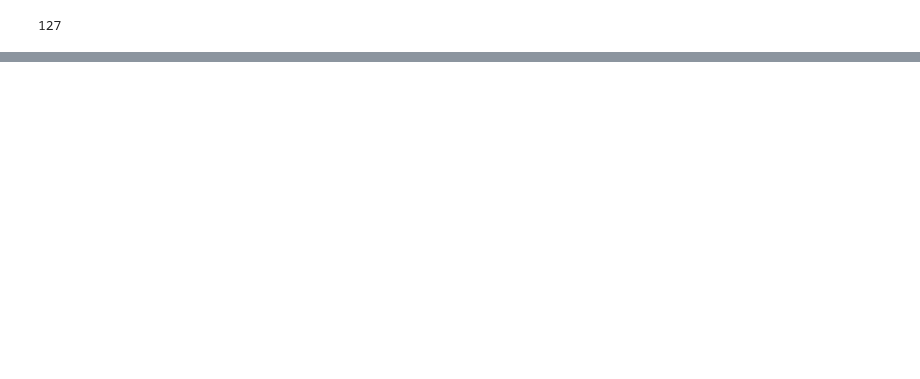
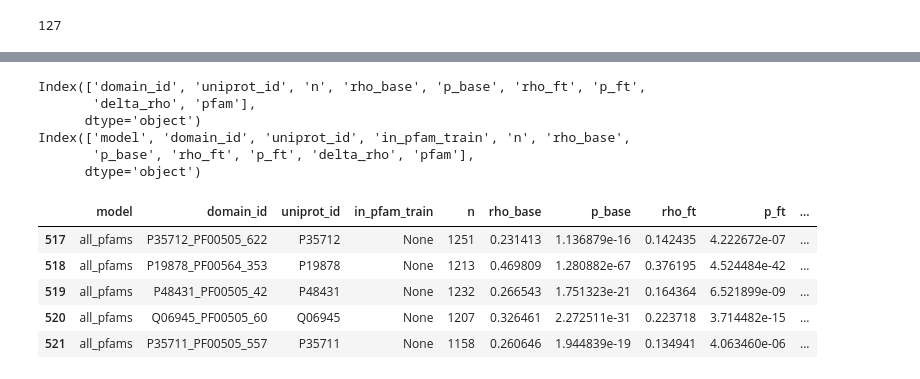
Before and after one commit to Hutch-Johnson/Protein-Language-Models, a Jupyter notebook: ESM_domainome_pfam_llr_compare.ipynb, the cells around one changed output, grey strips where cells are left out. Drawn from its saved outputs; the diff is of its cells as text; code cells hidden in the pictures; blank space fills up the shorter version.

```diff
--- a/ESM_domainome_pfam_llr_compare.ipynb
+++ b/ESM_domainome_pfam_llr_compare.ipynb
@@ -666,0 +702,21 @@ corr_df[['domain_id', 'n', 'uniprot_id', 'pfam', 'rho_base', 'rho_ft', 'delta_rh
+# %%
+filename = "ESM2_ft_all_sp_df.csv.gz"
+
+bucket_name = GCS_BUCKET
+blob_path = "ESM2/ft_all_doms_run2/global_finetune/ESM2_ft_all_sp_df.csv.gz"
+
+# Download from GCS into memory
+client = storage.Client()
+bucket = client.bucket(bucket_name)
+blob = bucket.blob(blob_path)
+
+buffer = io.BytesIO()
+blob.download_to_file(buffer)
+
+buffer.seek(0)
+
+# Load directly into dataframe
+corr_all_df = pd.read_csv(buffer, compression="gzip")
+
+print(corr_all_df.shape)
+corr_all_df.head()
@@ -666,0 +731,25 @@ corr_df[['domain_id', 'n', 'uniprot_id', 'pfam', 'rho_base', 'rho_ft', 'delta_rh
+# %%
+print(corr_all_df.columns)
+print(corr_df.columns)
+# %% [output]
+Index(['domain_id', 'uniprot_id', 'n', 'rho_base', 'p_base', 'rho_ft', 'p_ft',
+       'delta_rho', 'pfam'],
+      dtype='object')
+Index(['model', 'domain_id', 'uniprot_id', 'in_pfam_train', 'n', 'rho_base',
+       'p_base', 'rho_ft', 'p_ft', 'delta_rho', 'pfam'],
+      dtype='object')
+# %%
+corr_all_df['in_pfam_train'] = None
+# %%
+corr_all_df['model'] = 'all_pfams'
+# %%
+corr_combined_df = pd.concat([corr_df, corr_all_df])
+# %%
+corr_combined_df.tail()
+# %% [output]
+|  | model | domain_id | uniprot_id | in_pfam_train | n | rho_base | p_base | rho_ft | p_ft | ... |
+| 517 | all_pfams | P35712_PF00505_622 | P35712 | None | 1251 | 0.231413 | 1.136879e-16 | 0.142435 | 4.222672e-07 | ... |
+| 518 | all_pfams | P19878_PF00564_353 | P19878 | None | 1213 | 0.469809 | 1.280882e-67 | 0.376195 | 4.524484e-42 | ... |
+| 519 | all_pfams | P48431_PF00505_42 | P48431 | None | 1232 | 0.266543 | 1.751323e-21 | 0.164364 | 6.521899e-09 | ... |
+| 520 | all_pfams | Q06945_PF00505_60 | Q06945 | None | 1207 | 0.326461 | 2.272511e-31 | 0.223718 | 3.714482e-15 | ... |
+| 521 | all_pfams | P35711_PF00505_557 | P35711 | None | 1158 | 0.260646 | 1.944839e-19 | 0.134941 | 4.063460e-06 | ... |
```
Also changed, not shown: parts of 24 cells of this notebook.
